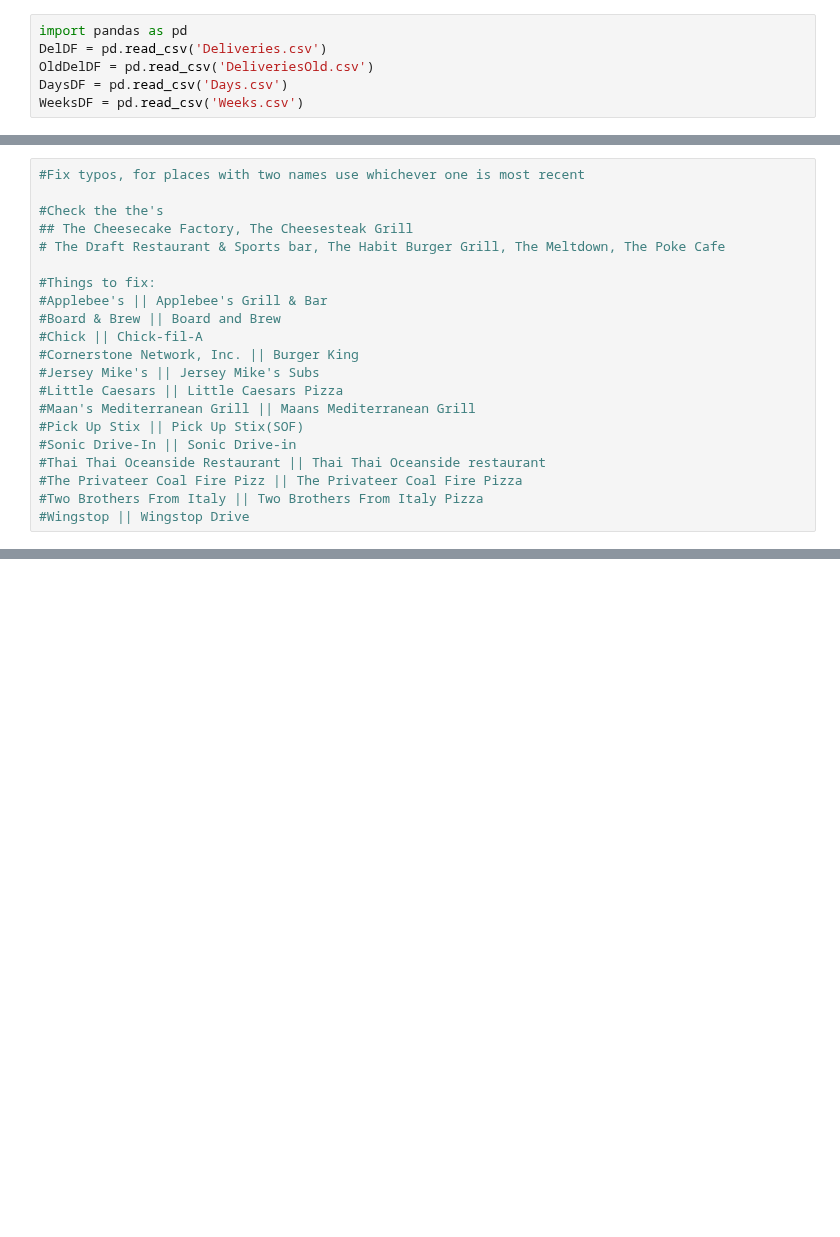
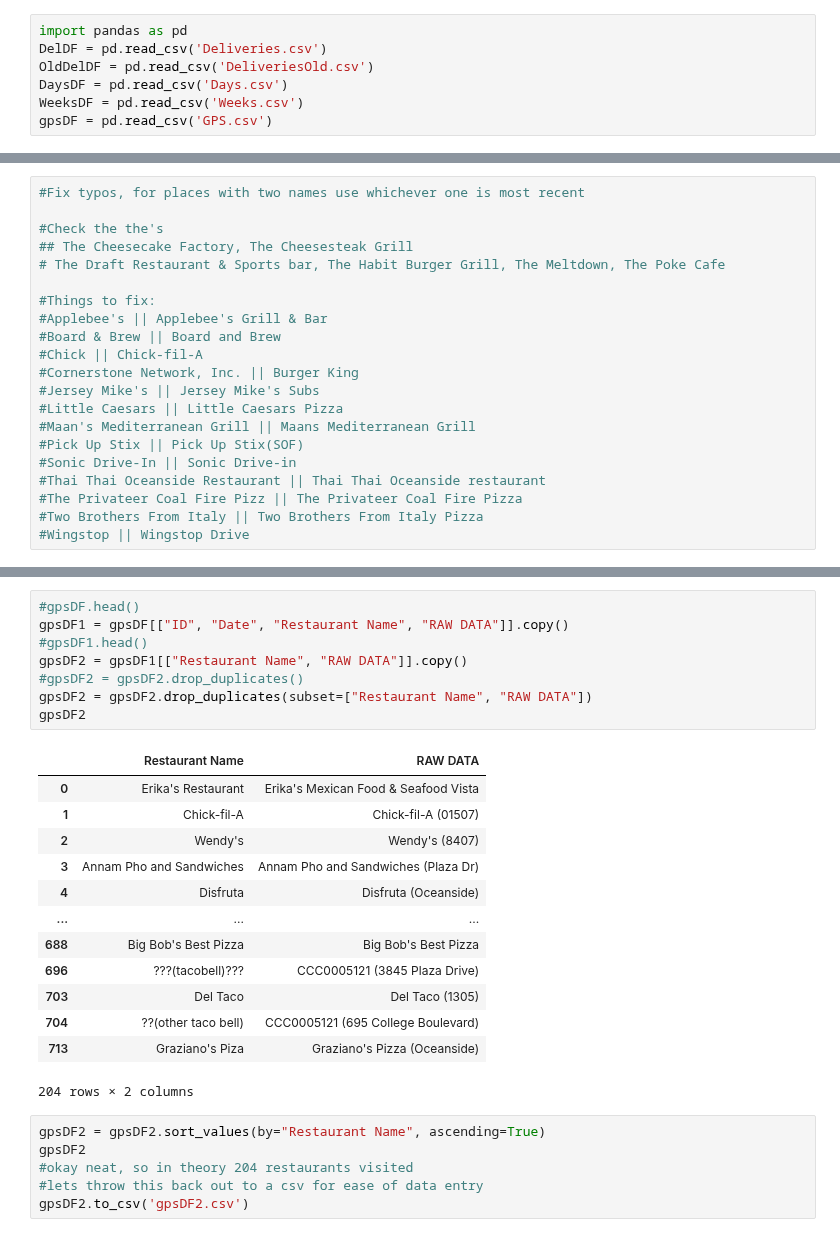
Before and after one commit to Crawford92/DeliveryData, a Jupyter notebook: stats.ipynb, the cells around one changed output, grey strips where cells are left out. Saved outputs shown, nothing was run; the diff lists cells and outputs as text; blank space fills up the shorter version.

```diff
--- a/stats.ipynb
+++ b/stats.ipynb
@@ -4,6 +4,7 @@ DelDF = pd.read_csv('Deliveries.csv')
 OldDelDF = pd.read_csv('DeliveriesOld.csv')
 DaysDF = pd.read_csv('Days.csv')
 WeeksDF = pd.read_csv('Weeks.csv')
+gpsDF = pd.read_csv('GPS.csv')
 # %%
 OldDelDF.head()
 # %% [output]
@@ -215,0 +329,28 @@ Saturday
+# %%
+#gpsDF.head()
+gpsDF1 = gpsDF[["ID", "Date", "Restaurant Name", "RAW DATA"]].copy()
+#gpsDF1.head()
+gpsDF2 = gpsDF1[["Restaurant Name", "RAW DATA"]].copy()
+#gpsDF2 = gpsDF2.drop_duplicates()
+gpsDF2 = gpsDF2.drop_duplicates(subset=["Restaurant Name", "RAW DATA"])
+gpsDF2
+# %% [output]
+|  | Restaurant Name | RAW DATA |
+| 0 | Erika's Restaurant | Erika's Mexican Food & Seafood Vista |
+| 1 | Chick-fil-A | Chick-fil-A (01507) |
+| 2 | Wendy's | Wendy's (8407) |
+| 3 | Annam Pho and Sandwiches | Annam Pho and Sandwiches (Plaza Dr) |
+| 4 | Disfruta | Disfruta (Oceanside) |
+| ... | ... | ... |
+| 688 | Big Bob's Best Pizza | Big Bob's Best Pizza |
+| 696 | ???(tacobell)??? | CCC0005121 (3845 Plaza Drive) |
+| 703 | Del Taco | Del Taco (1305) |
+| 704 | ??(other taco bell) | CCC0005121 (695 College Boulevard) |
+| 713 | Graziano's Piza | Graziano's Pizza (Oceanside) |
+204 rows × 2 columns
+# %%
+gpsDF2 = gpsDF2.sort_values(by="Restaurant Name", ascending=True)
+gpsDF2
+#okay neat, so in theory 204 restaurants visited
+#lets throw this back out to a csv for ease of data entry
+gpsDF2.to_csv('gpsDF2.csv')
```
Also changed, not shown: parts of 14 cells of this notebook, 1 other file.
